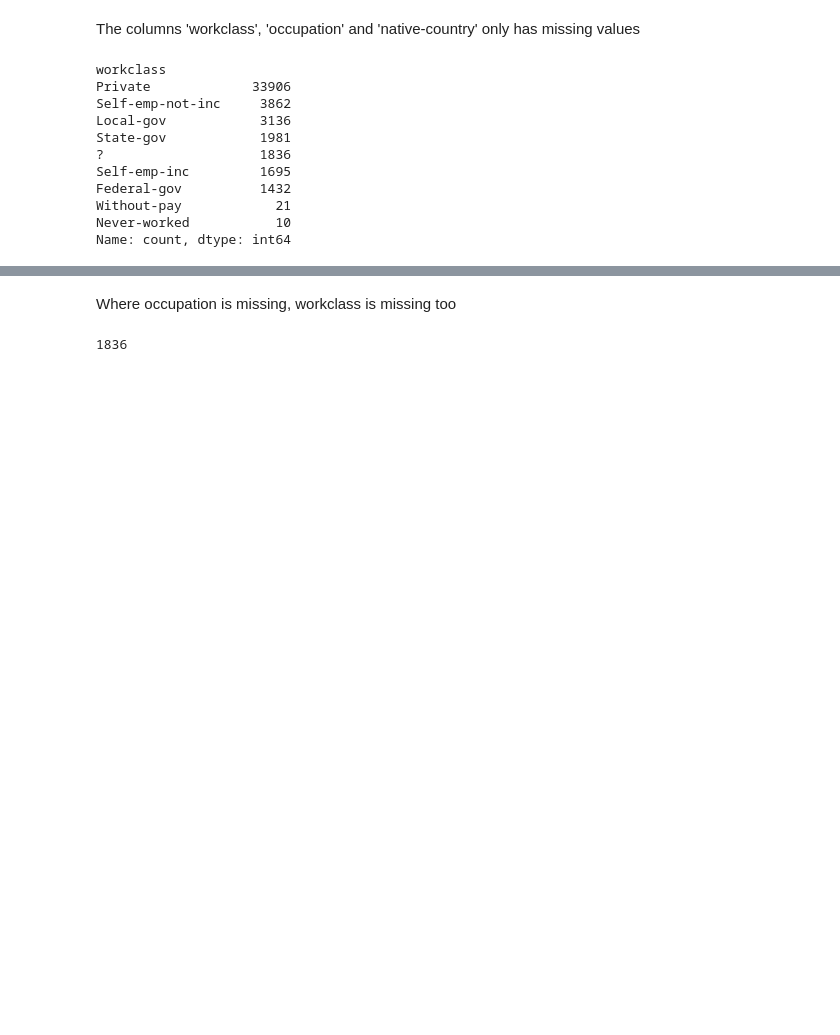
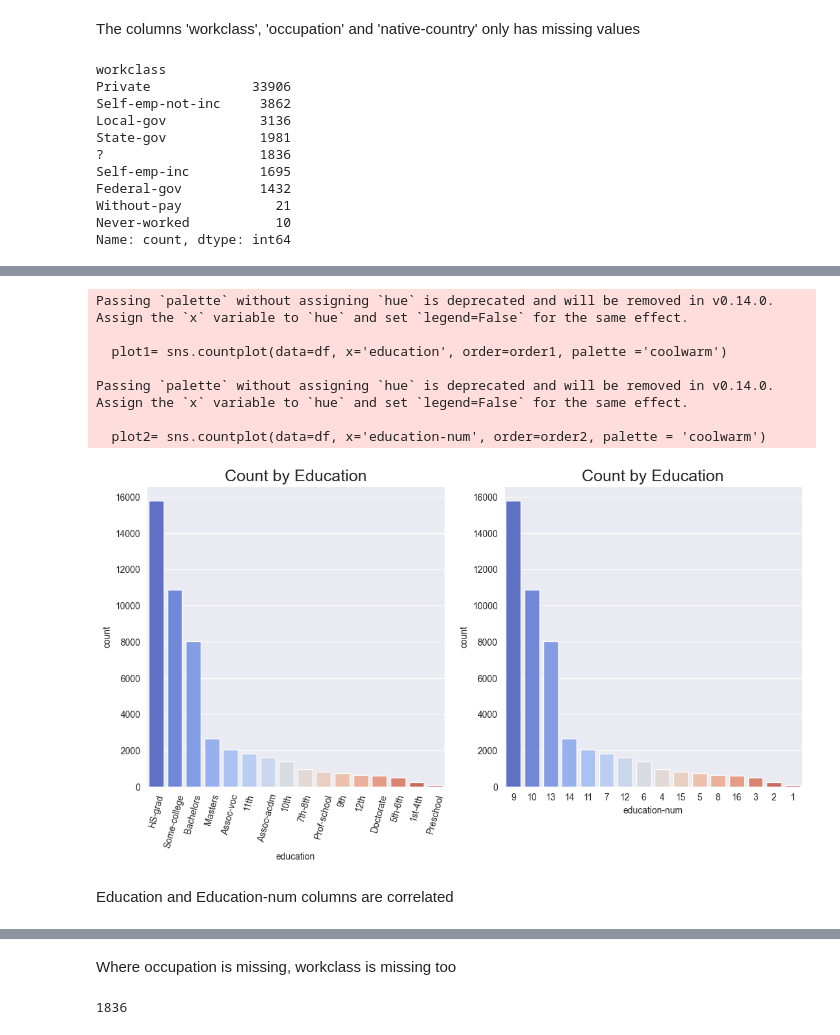
Before and after one commit to peirispraveen/Census_Income_NaiveBayes_RandomForest, a Jupyter notebook: census-income.ipynb, the cells around one changed output, grey strips where cells are left out. Cells and saved outputs as stored; diff of their text form; code cells hidden in the pictures; blank space fills up the shorter version.

```diff
--- a/census-income.ipynb
+++ b/census-income.ipynb
@@ -177,0 +187,31 @@ sns.countplot(x='income', data=df, hue='sex', palette='coolwarm')
+# %%
+Education_data=df['education'].value_counts()
+order1= list(Education_data.index)
+
+EducationNum_data=df['education-num'].value_counts()
+order2= list(EducationNum_data.index)
+# %%
+import matplotlib.pyplot as plt
+
+plt.figure(figsize=(13,6))
+
+# Plot the count bar plot
+plt.subplot(1,2,1)
+plot1= sns.countplot(data=df, x='education', order=order1, palette ='coolwarm')
+plt.title('Count by Education', fontsize=18)
+plt.xticks(rotation=75);
+
+plt.subplot(1,2,2)
+plot2= sns.countplot(data=df, x='education-num', order=order2, palette = 'coolwarm')
+plt.title('Count by Education', fontsize=18);
+# %% [output]
+Passing `palette` without assigning `hue` is deprecated and will be removed in v0.14.0. Assign the `x` variable to `hue` and set `legend=False` for the same effect.
+
+  plot1= sns.countplot(data=df, x='education', order=order1, palette ='coolwarm')
+
+Passing `palette` without assigning `hue` is deprecated and will be removed in v0.14.0. Assign the `x` variable to `hue` and set `legend=False` for the same effect.
+
+  plot2= sns.countplot(data=df, x='education-num', order=order2, palette = 'coolwarm')
+[figure, added]
+# %% [markdown]
+Education and Education-num columns are correlated
```
Also changed, not shown: parts of 58 cells of this notebook.
